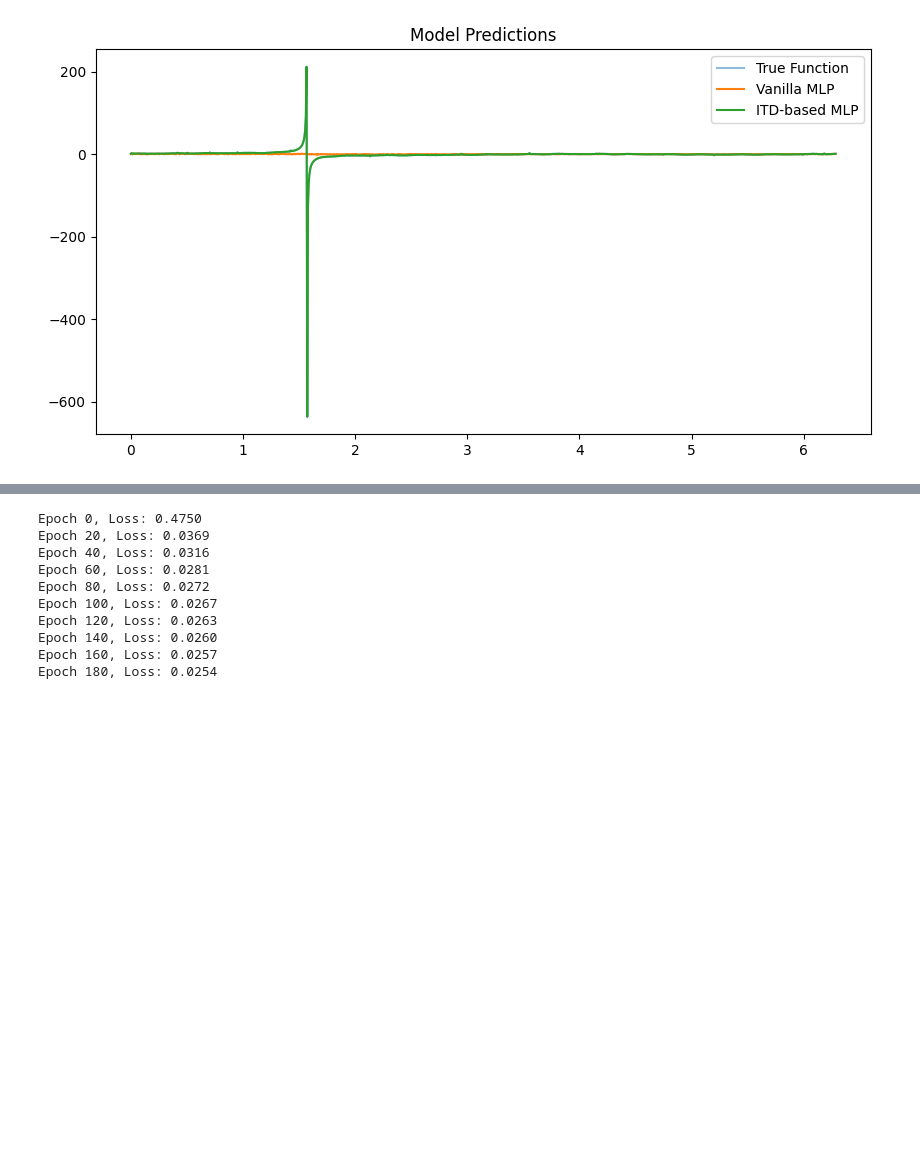
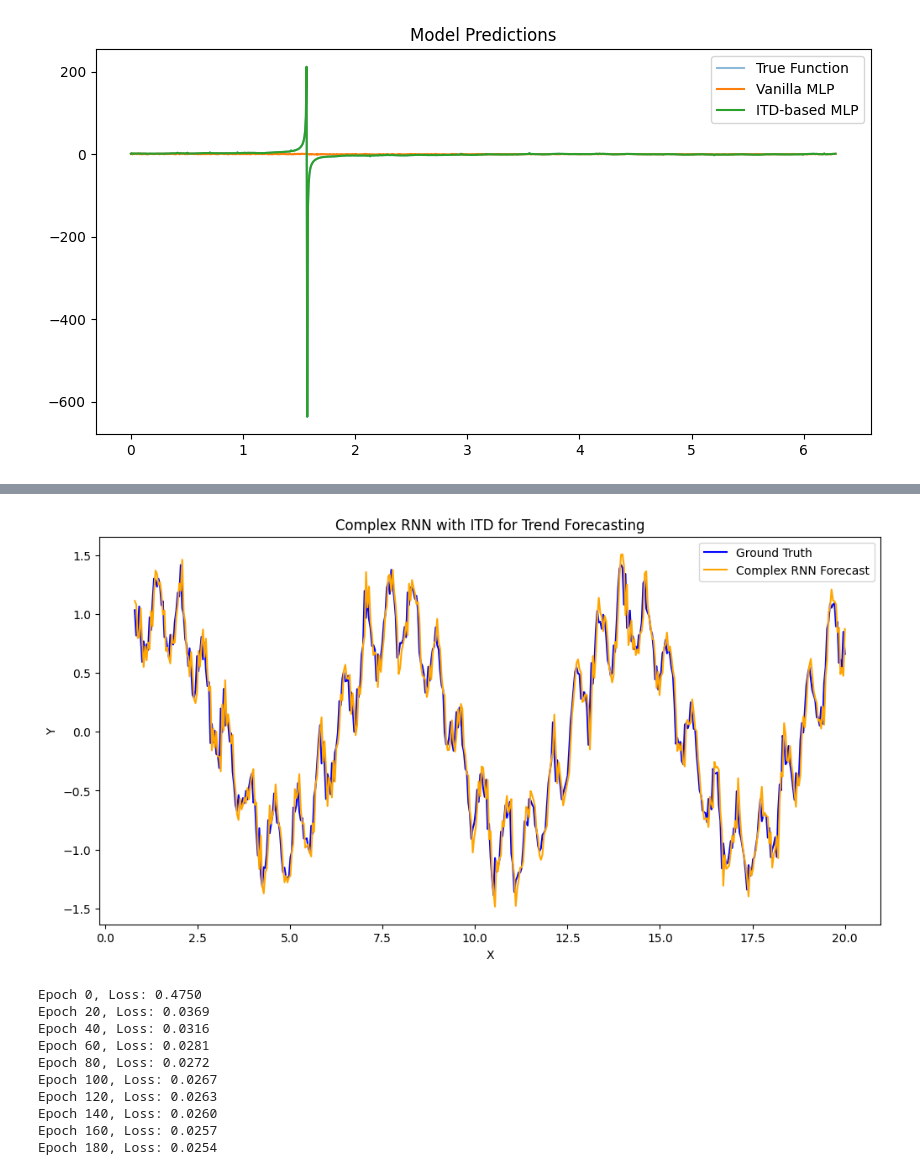
Before and after one commit to falseywinchnet/PyITD, a Jupyter notebook: ITD_Based_MLP_KAN_hybrid.ipynb, the cells around one changed output, grey strips where cells are left out. Saved outputs shown, nothing was run; the diff lists cells and outputs as text; code cells hidden in the pictures; blank space fills up the shorter version.

```diff
--- a/ITD_Based_MLP_KAN_hybrid.ipynb
+++ b/ITD_Based_MLP_KAN_hybrid.ipynb
@@ -643,13 +649,13 @@ class RNNCell(nn.Module):
 
 
 class RNNForecasterWithITD(nn.Module):
-    def __init__(self, input_size=1, hidden_size=64, num_layers=2, scales=5, output_size=1):
+    def __init__(self, seq_len=20, input_size=1, hidden_size=64, num_layers=2, output_size=1):
         super().__init__()
         self.hidden_size = hidden_size
         self.num_layers = num_layers
 
         # Apply ITD before feeding into the RNN
-        self.itd_layer = ITD_Linear(input_length=input_size, input_dim=1, output_dim=hidden_size)  # Adjust input_length based on sequence
+        self.itd_layer = ITD_Linear(input_length=seq_len, input_dim=1, output_dim=hidden_size)  # Adjust input_length based on sequence
 
         self.cells = nn.ModuleList([
             RNNCell(hidden_size, hidden_size) for _ in range(num_layers)
@@ -661,7 +667,7 @@ class RNNForecasterWithITD(nn.Module):
         itd_output = self.itd_layer(x)  # (batch, hidden_size, seq_len)
 
         # Reshape for RNN: (batch, seq_len, hidden_size)
-        itd_output = itd_output.permute(0, 1, 2)
+        itd_output = itd_output.permute(0, 2, 1)
 
         batch_size, seq_len, _ = itd_output.shape
         hidden_states = [torch.zeros(batch_size, self.hidden_size, device=x.device) for _ in range(self.num_layers)]
@@ -706,7 +712,7 @@ X_tensor = torch.tensor(X_seq, dtype=torch.float32).unsqueeze(-1)
 y_tensor = torch.tensor(y_seq, dtype=torch.float32).unsqueeze(-1)
 
 # Initialize and train RNN
-rnn_forecaster = RNNForecasterWithITD(input_size=1, hidden_size=64, num_layers=2, scales=5, output_size=1)
+rnn_forecaster = RNNForecasterWithITD(seq_len=seq_len,input_size=1, hidden_size=64, num_layers=2, output_size=1)
 optimizer = optim.Adam(rnn_forecaster.parameters(), lr=0.001)
 criterion = nn.MSELoss()
 
@@ -742,3 +757,4 @@ ZeroDivisionError: division by zero
+[figure, added]
 # %%
 import torch
 import torch.nn as nn
```
Also changed, not shown: parts of 4 cells of this notebook.
